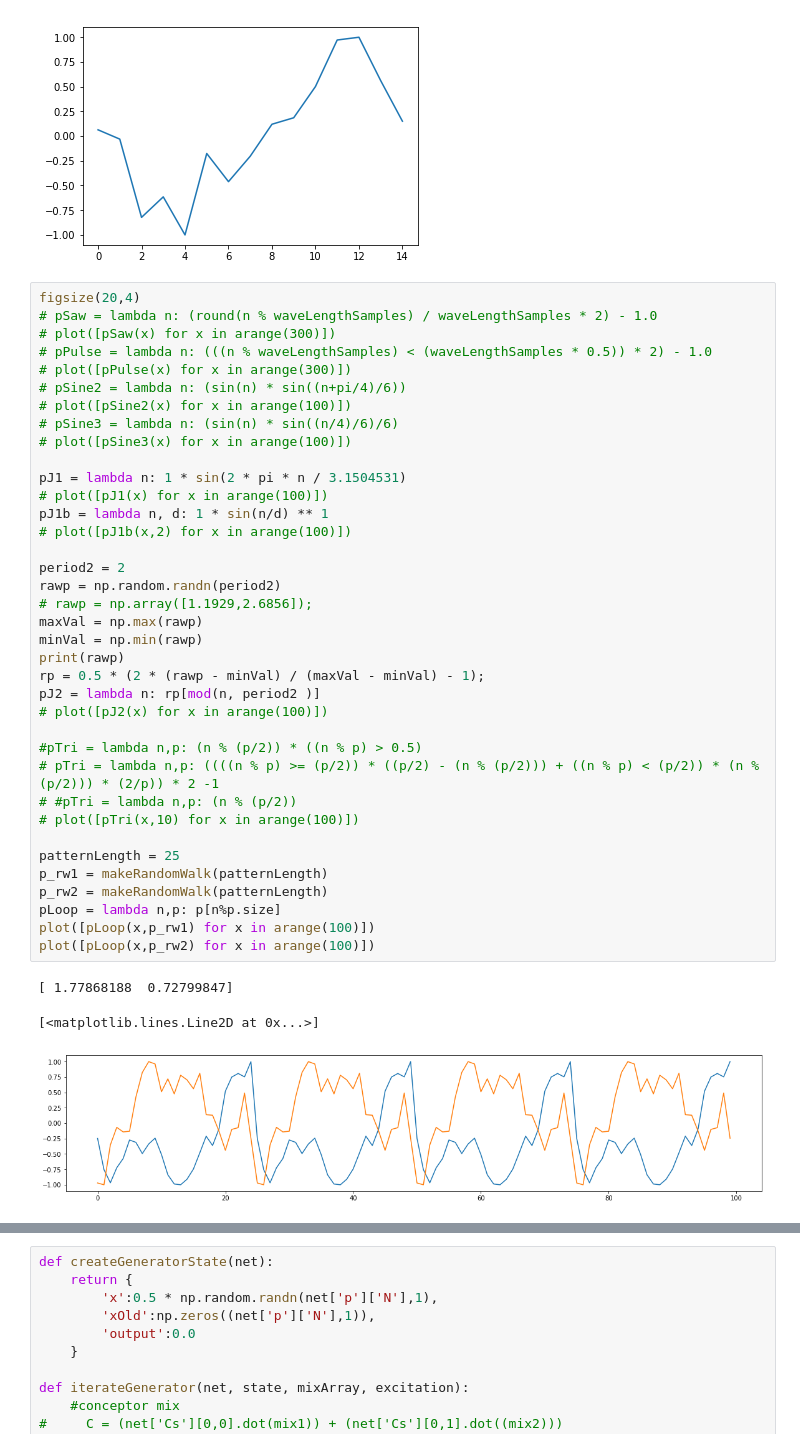
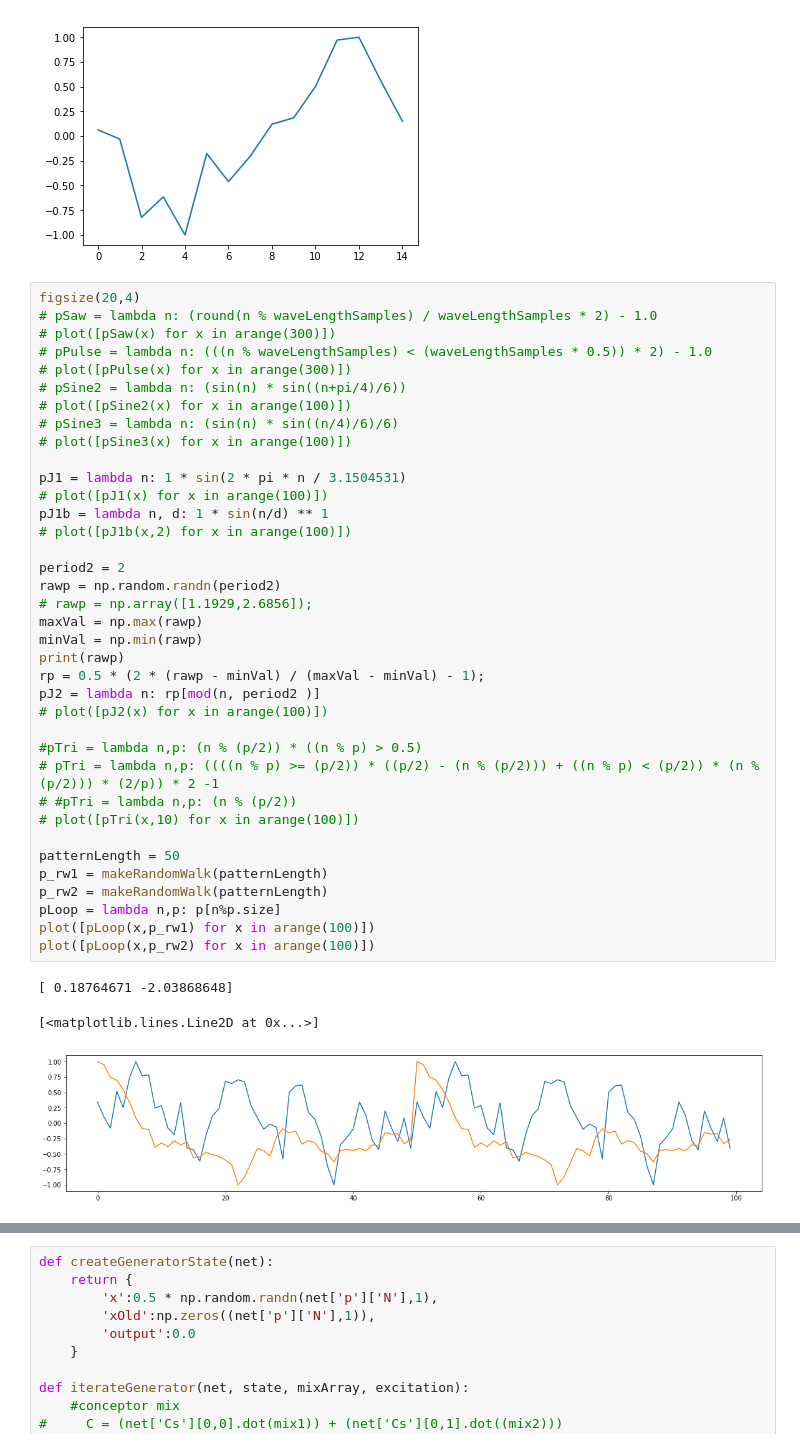
Before and after one commit to chriskiefer/chrysalisConceptors, a Jupyter notebook: Conceptor Patterns 3 CK.ipynb, the cells around one changed output, grey strips where cells are left out. Saved outputs shown, nothing was run; the diff lists cells and outputs as text.

```diff
--- a/Conceptor Patterns 3 CK.ipynb
+++ b/Conceptor Patterns 3 CK.ipynb
@@ -52,36 +52,36 @@ figsize(20,4)
 # pSine3 = lambda n: (sin(n) * sin((n/4)/6)/6)
 # plot([pSine3(x) for x in arange(100)])
 
 pJ1 = lambda n: 1 * sin(2 * pi * n / 3.1504531)
 # plot([pJ1(x) for x in arange(100)])
 pJ1b = lambda n, d: 1 * sin(n/d) ** 1
 # plot([pJ1b(x,2) for x in arange(100)])
 
 period2 = 2
 rawp = np.random.randn(period2)
 # rawp = np.array([1.1929,2.6856]);
 maxVal = np.max(rawp)
 minVal = np.min(rawp)
 print(rawp)
 rp = 0.5 * (2 * (rawp - minVal) / (maxVal - minVal) - 1);
 pJ2 = lambda n: rp[mod(n, period2 )]
 # plot([pJ2(x) for x in arange(100)])
 
 #pTri = lambda n,p: (n % (p/2)) * ((n % p) > 0.5)
 # pTri = lambda n,p: ((((n % p) >= (p/2)) * ((p/2) - (n % (p/2))) + ((n % p) < (p/2)) * (n % (p/2))) * (2/p)) * 2 -1
 # #pTri = lambda n,p: (n % (p/2))
 # plot([pTri(x,10) for x in arange(100)])
 
-patternLength = 25
+patternLength = 50
 p_rw1 = makeRandomWalk(patternLength)
 p_rw2 = makeRandomWalk(patternLength)
 pLoop = lambda n,p: p[n%p.size]
 plot([pLoop(x,p_rw1) for x in arange(100)])
 plot([pLoop(x,p_rw2) for x in arange(100)])
 # %% [output]
-[ 1.77868188  0.72799847]
+[ 0.18764671 -2.03868648]
 [<matplotlib.lines.Line2D at 0x...>]
-[figure, old version]
+[figure, new version]
 # %%
 
 def makeLoadedNetwork_v2(p):
```
Also changed, not shown: parts of 4 cells of this notebook, 1 other file.
